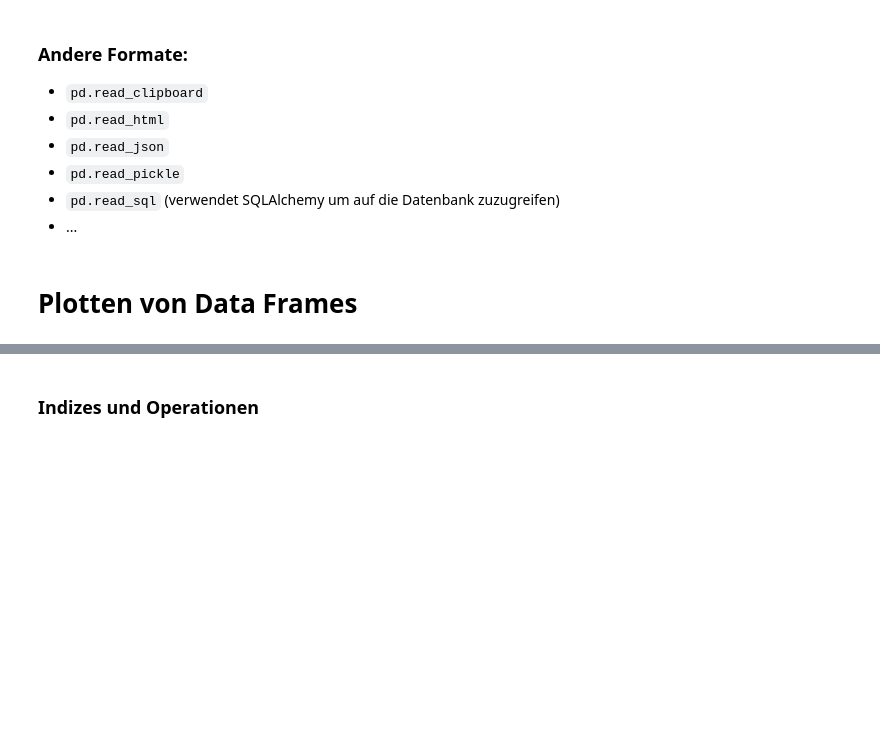
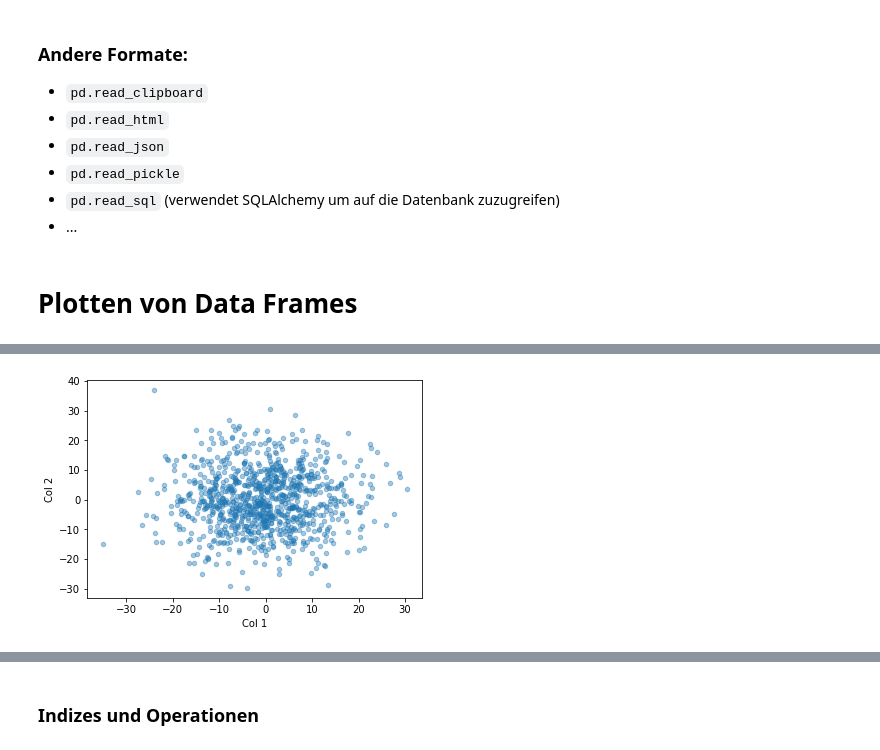
Before and after one commit to hoelzl/python-programmierer, a Jupyter notebook: Slides/Code_Along/De/topic_520_pandas_data_frames_1.ipynb, the cells around one changed output, grey strips where cells are left out. Drawn from its saved outputs; the diff is of its cells as text; code cells hidden in the pictures; blank space fills up the shorter version.

```diff
--- a/Slides/Code_Along/De/topic_520_pandas_data_frames_1.ipynb
+++ b/Slides/Code_Along/De/topic_520_pandas_data_frames_1.ipynb
@@ -50,4 +161,6 @@ df_csv.hist(bins=20, figsize=(12, 8));
 # %%
-df_csv.plot(kind="scatter", x="Col 1", y="Col 2");
+df_csv.plot(kind="scatter", x="Col 1", y="Col 2", alpha=0.4);
+# %% [output]
+[figure, added]
 # %%
 df_csv.plot(kind="scatter", x="Col 1", y="Col 2", c="Col 3", cmap="hot");
```
Also changed, not shown: parts of 31 cells of this notebook, 23 other files.
